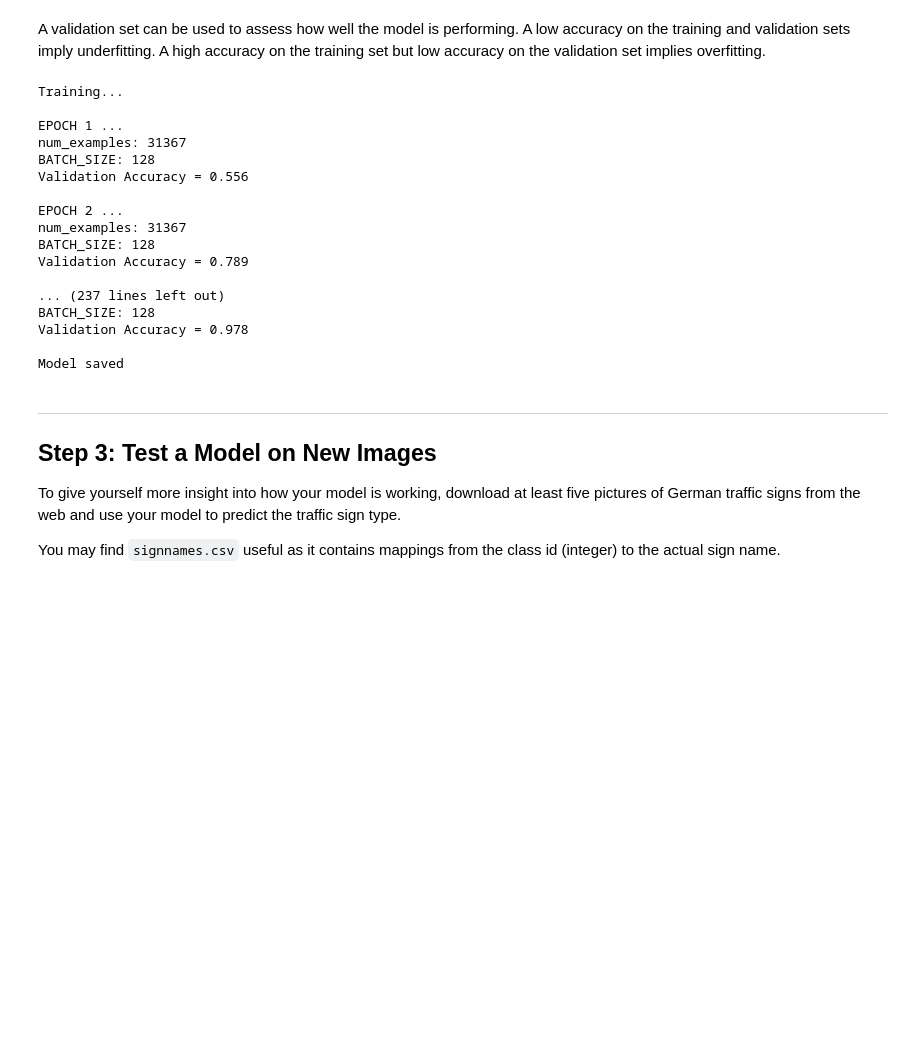
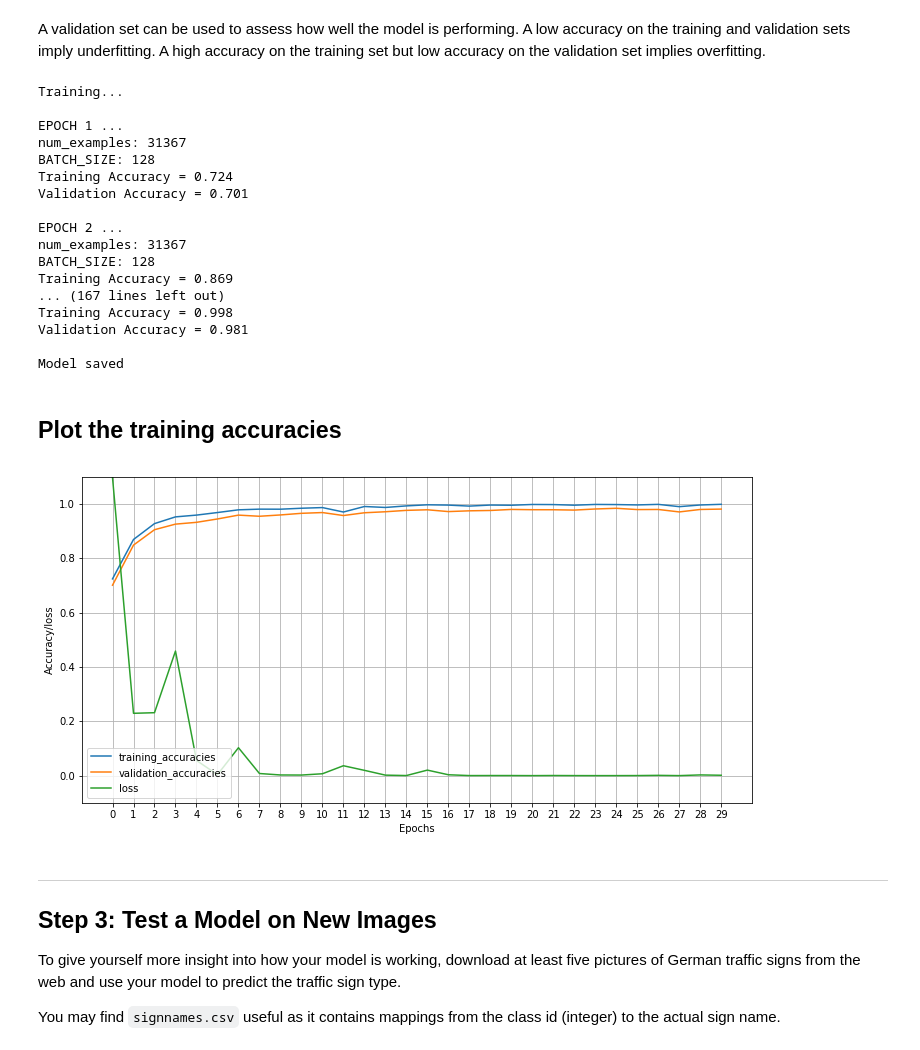
Before and after one commit to italojs/CarND-Traffic-Sign-Classifier-Project, a Jupyter notebook: Traffic_Sign_Classifier.ipynb, the cells around one changed output. Cells and saved outputs as stored; diff of their text form; code cells hidden in the pictures; blank space fills up the shorter version.

```diff
--- a/Traffic_Sign_Classifier.ipynb
+++ b/Traffic_Sign_Classifier.ipynb
@@ -312,23 +323,53 @@ sets imply underfitting. A high accuracy on the training set but low accuracy on
 # %%
 
 EPOCHS = 30
+l_accuracies = []
+val_accuracies = []
+loss_accuracies = []
+train_accuracies = []
+training_accuracies = []
+validation_accuracies = []
+
 with tf.Session() as sess:
     sess.run(tf.global_variables_initializer())
+
     num_examples = len(X_train)
+    n_baches = num_examples / BATCH_SIZE
 
     print("Training...\n")
     for i in range(EPOCHS):
         X_train, y_train = shuffle(X_train, y_train)
+        X_val, y_val = shuffle(X_validation, y_validation)
+        loss = 0
         for offset in range(0, num_examples, BATCH_SIZE):
             end = offset + BATCH_SIZE
             batch_x, batch_y = X_train[offset:end], y_train[offset:end]
-            sess.run(training_operation, feed_dict={x: batch_x, y: batch_y})
+            loss, _ = sess.run( [ loss_operation, training_operation ], feed_dict={x: batch_x, y: batch_y})
 
-        validation_accuracy = evaluate(X_validation, y_validation)
+        training_accuracy = evaluate(X_train, y_train)
+        validation_accuracy = evaluate(X_val, y_val)
+
+        l_accuracies.append(loss)
+        train_accuracies.append(training_accuracy)
+        val_accuracies.append(validation_accuracy)
+
         print("EPOCH {} ...".format(i+1))
         print("num_examples: {}".format(num_examples))
         print("BATCH_SIZE: {}".format(BATCH_SIZE))
+        print("Training Accuracy = {:.3f}".format(training_accuracy))
         print("Validation Accuracy = {:.3f}\n".format(validation_accuracy))
+
+    loss_accuracies.append(l_accuracies)
+    l_accuracies_array = np.array(loss_accuracies)
+    np.save(base_dir +'train/loss_accuracies_all', l_accuracies_array)
+
+    training_accuracies.append(train_accuracies)
+    train_accuracies_array = np.array(training_accuracies)
+    np.save(base_dir +'train/training_accuracies_all', train_accuracies_array)
+
+    validation_accuracies.append(val_accuracies)
+    val_accuracies_array = np.array(validation_accuracies)
+    np.save(base_dir +'train/validation_accuracies_all', val_accuracies_array)
 
     saver.save(sess, base_dir + "train/lenet")
     print("Model saved")
@@ -338,18 +379,42 @@ Training...
 EPOCH 1 ...
 num_examples: 31367
 BATCH_SIZE: 128
-Validation Accuracy = 0.556
+Training Accuracy = 0.724
+Validation Accuracy = 0.701
 
 EPOCH 2 ...
 num_examples: 31367
 BATCH_SIZE: 128
-Validation Accuracy = 0.789
-
-... (237 lines left out)
-BATCH_SIZE: 128
-Validation Accuracy = 0.978
+Training Accuracy = 0.869
+... (167 lines left out)
+Training Accuracy = 0.998
+Validation Accuracy = 0.981
 
 Model saved
+# %% [markdown]
+## Plot the training accuracies
+# %%
+train_accs_array = np.load(base_dir +'train/training_accuracies_all.npy')
+val_accs_array = np.load(base_dir +'train/validation_accuracies_all.npy')
+l_accs_array = np.load(base_dir +'train/loss_accuracies_all.npy')
+
+
+fig, ax = plt.subplots(figsize=(12,6))
+
+for i, _ in enumerate(train_accs_array):
+    ax.plot(range(0,len(train_accs_array[i])), train_accs_array[i], label='training_accuracies')
+    ax.plot(range(0,len(val_accs_array[i])), val_accs_array[i], label='validation_accuracies')
+    ax.plot(range(0,len(l_accs_array[i])), l_accs_array[i], label='loss')
+    ax.set_xlabel('Epochs')
+    ax.set_xticks(range(0,len(train_accs_array[i]),1))
+    ax.set_ylabel('Accuracy/loss')
+    ax.set_ylim([-0.1,1.1])
+    ax.legend(loc=3)
+    ax.grid(True)
+
+plt.show()
+# %% [output]
+[figure, added]
 # %% [markdown]
 ---
 
```
Also changed, not shown: parts of 11 cells of this notebook, 1 other file.
